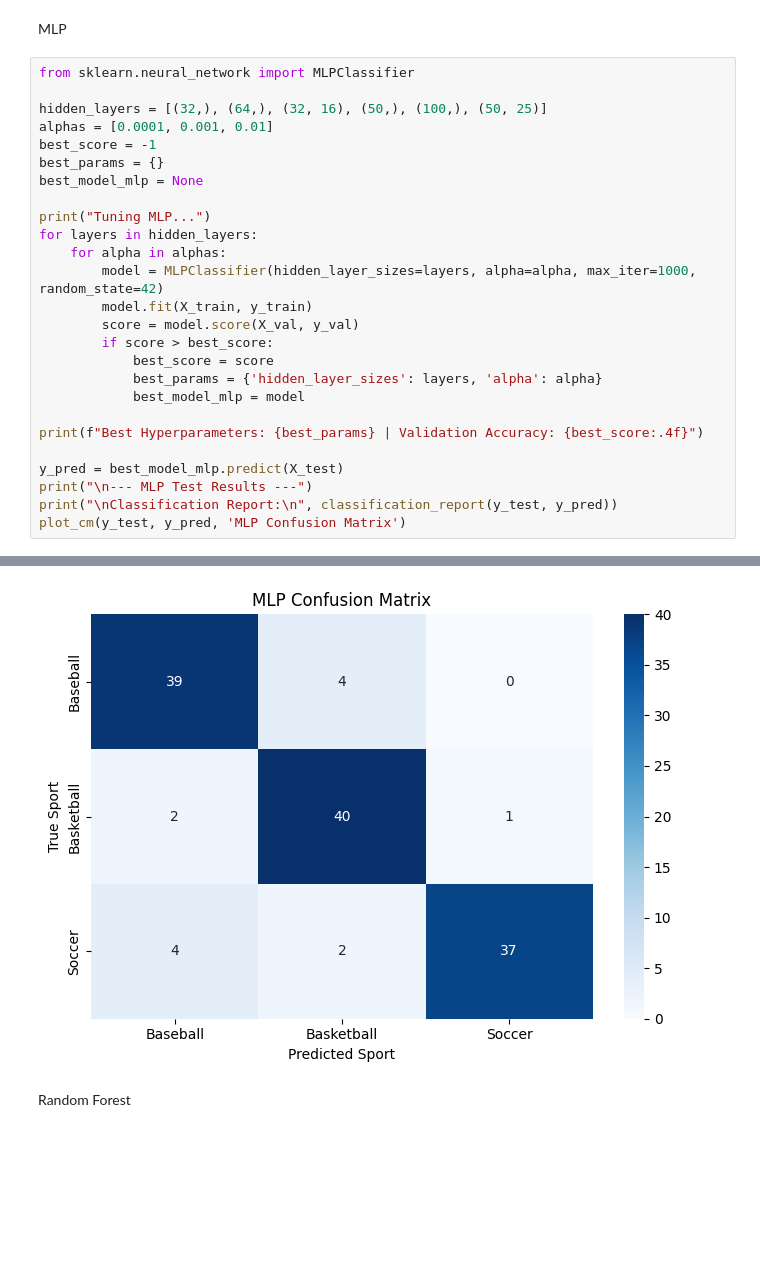
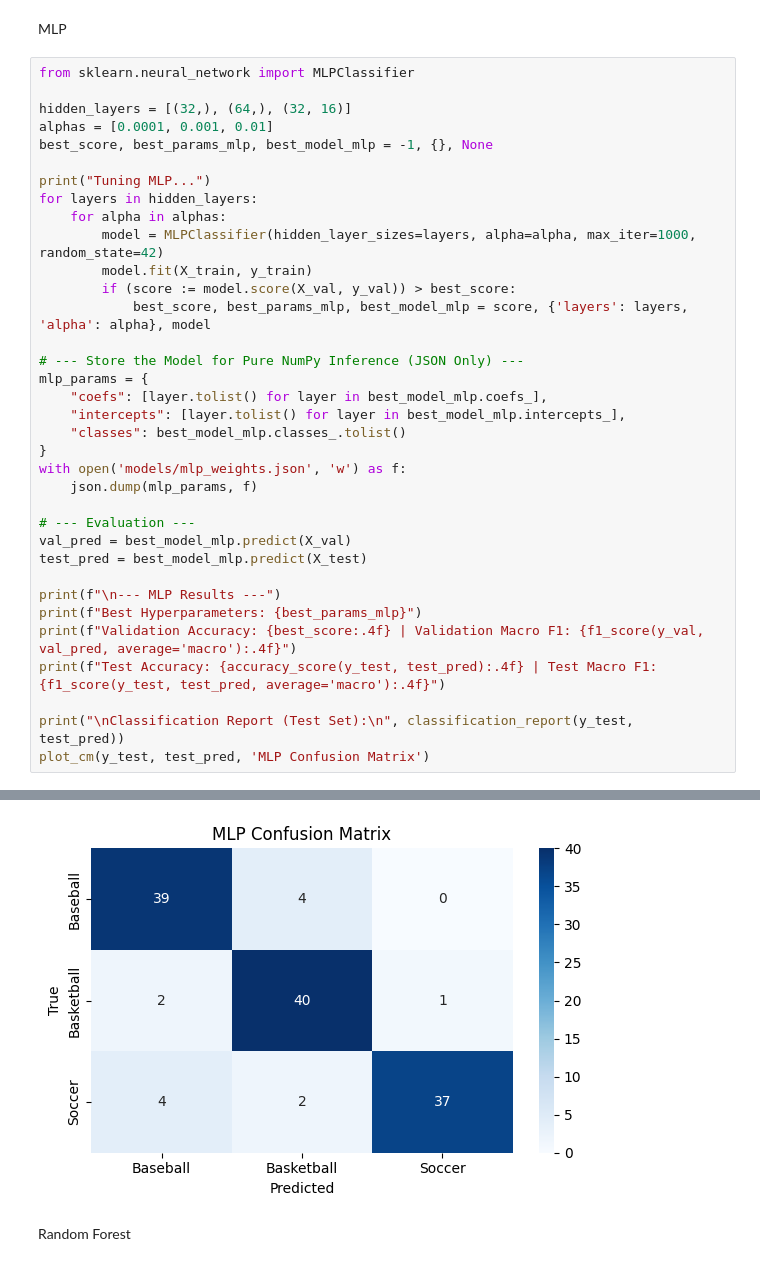
Before and after one commit to Lapis-Lazuli-31415/CSC311-Project, a Jupyter notebook: proposal_code/data_exploration.ipynb, the cells around one changed output, grey strips where cells are left out. Cells and saved outputs as stored; diff of their text form; blank space fills up the shorter version.

```diff
--- a/proposal_code/data_exploration.ipynb
+++ b/proposal_code/data_exploration.ipynb
@@ -1066,28 +1071,37 @@ MLP
 # %%
 from sklearn.neural_network import MLPClassifier
 
-hidden_layers = [(32,), (64,), (32, 16), (50,), (100,), (50, 25)]
+hidden_layers = [(32,), (64,), (32, 16)]
 alphas = [0.0001, 0.001, 0.01]
-best_score = -1
-best_params = {}
-best_model_mlp = None
+best_score, best_params_mlp, best_model_mlp = -1, {}, None
 
 print("Tuning MLP...")
 for layers in hidden_layers:
     for alpha in alphas:
         model = MLPClassifier(hidden_layer_sizes=layers, alpha=alpha, max_iter=1000, random_state=42)
         model.fit(X_train, y_train)
-        score = model.score(X_val, y_val)
-        if score > best_score:
-            best_score = score
-            best_params = {'hidden_layer_sizes': layers, 'alpha': alpha}
-            best_model_mlp = model
+        if (score := model.score(X_val, y_val)) > best_score:
+            best_score, best_params_mlp, best_model_mlp = score, {'layers': layers, 'alpha': alpha}, model
 
-print(f"Best Hyperparameters: {best_params} | Validation Accuracy: {best_score:.4f}")
+# --- Store the Model for Pure NumPy Inference (JSON Only) ---
+mlp_params = {
+    "coefs": [layer.tolist() for layer in best_model_mlp.coefs_],
+    "intercepts": [layer.tolist() for layer in best_model_mlp.intercepts_],
+    "classes": best_model_mlp.classes_.tolist()
+}
+with open('models/mlp_weights.json', 'w') as f:
+    json.dump(mlp_params, f)
 
-y_pred = best_model_mlp.predict(X_test)
-print("\n--- MLP Test Results ---")
-print("\nClassification Report:\n", classification_report(y_test, y_pred))
-plot_cm(y_test, y_pred, 'MLP Confusion Matrix')
+# --- Evaluation ---
+val_pred = best_model_mlp.predict(X_val)
+test_pred = best_model_mlp.predict(X_test)
+
+print(f"\n--- MLP Results ---")
+print(f"Best Hyperparameters: {best_params_mlp}")
+print(f"Validation Accuracy: {best_score:.4f} | Validation Macro F1: {f1_score(y_val, val_pred, average='macro'):.4f}")
+print(f"Test Accuracy: {accuracy_score(y_test, test_pred):.4f} | Test Macro F1: {f1_score(y_test, test_pred, average='macro'):.4f}")
+
+print("\nClassification Report (Test Set):\n", classification_report(y_test, test_pred))
+plot_cm(y_test, test_pred, 'MLP Confusion Matrix')
 # %% [output]
 Tuning MLP...
@@ -1099,13 +1115,13 @@ Classification Report:
                precision    recall  f1-score   support
 
            0       0.87      0.91      0.89        43
            1       0.87      0.93      0.90        43
            2       0.97      0.86      0.91        43
 
     accuracy                           0.90       129
    macro avg       0.90      0.90      0.90       129
 weighted avg       0.90      0.90      0.90       129
-[figure, old version]
+[figure, new version]
 # %% [markdown]
 Random Forest
 # %%
```
Also changed, not shown: parts of 5 cells of this notebook, 5 other files.
